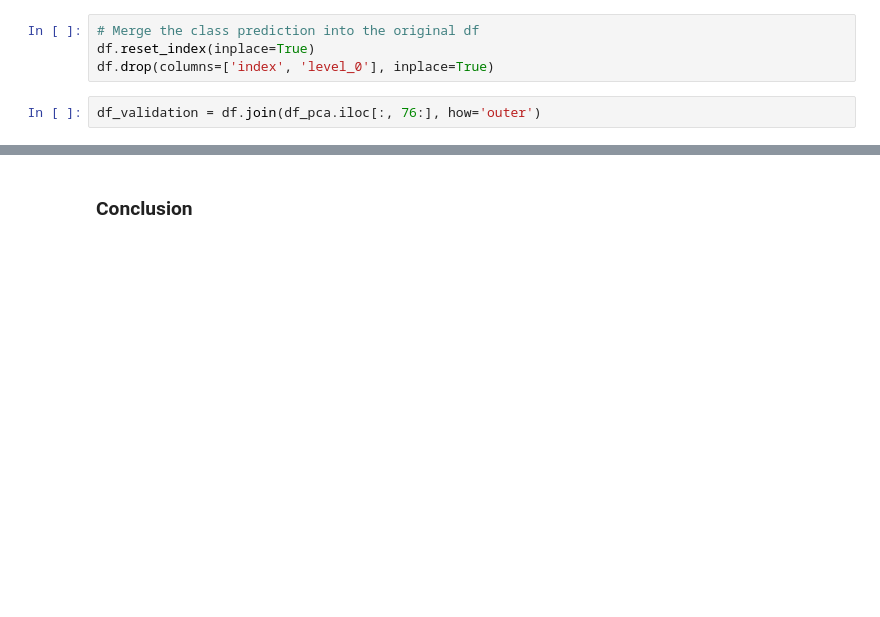
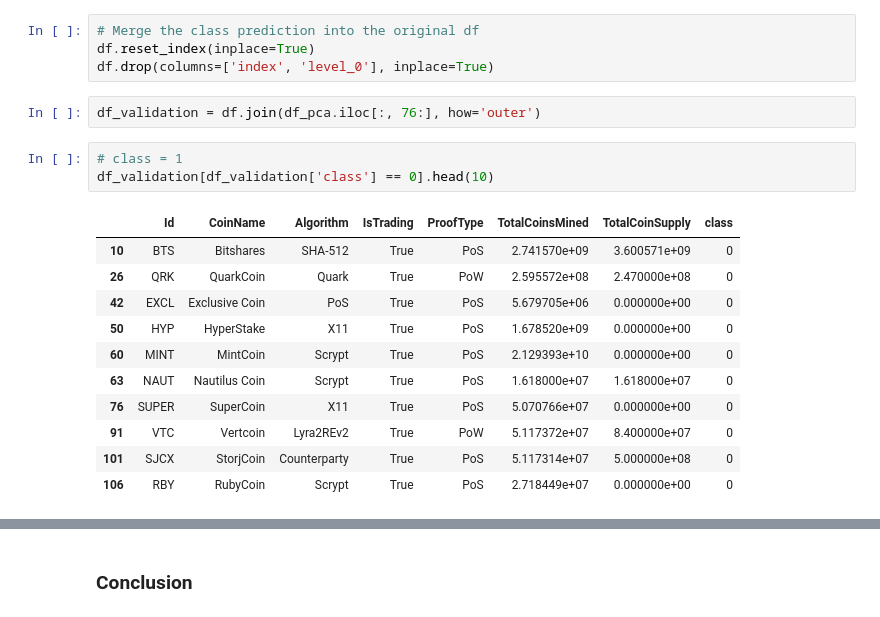
Before and after one commit to jeffersonlhy/k-means-clustering-cryptocurrencies, a Jupyter notebook: token_clustering_by_properties.ipynb, the cells around one changed output, grey strips where cells are left out. Drawn from its saved outputs; the diff is of its cells as text; blank space fills up the shorter version.

```diff
--- a/token_clustering_by_properties.ipynb
+++ b/token_clustering_by_properties.ipynb
@@ -320,6 +323,21 @@ df.reset_index(inplace=True)
 df.drop(columns=['index', 'level_0'], inplace=True)
 # %%
 df_validation = df.join(df_pca.iloc[:, 76:], how='outer')
+# %%
+# class = 1
+df_validation[df_validation['class'] == 0].head(10)
+# %% [output]
+|  | Id | CoinName | Algorithm | IsTrading | ProofType | TotalCoinsMined | TotalCoinSupply | class |
+| 10 | BTS | Bitshares | SHA-512 | True | PoS | 2.741570e+09 | 3.600571e+09 | 0 |
+| 26 | QRK | QuarkCoin | Quark | True | PoW | 2.595572e+08 | 2.470000e+08 | 0 |
+| 42 | EXCL | Exclusive Coin | PoS | True | PoS | 5.679705e+06 | 0.000000e+00 | 0 |
+| 50 | HYP | HyperStake | X11 | True | PoS | 1.678520e+09 | 0.000000e+00 | 0 |
+| 60 | MINT | MintCoin | Scrypt | True | PoS | 2.129393e+10 | 0.000000e+00 | 0 |
+| 63 | NAUT | Nautilus Coin | Scrypt | True | PoS | 1.618000e+07 | 1.618000e+07 | 0 |
+| 76 | SUPER | SuperCoin | X11 | True | PoS | 5.070766e+07 | 0.000000e+00 | 0 |
+| 91 | VTC | Vertcoin | Lyra2REv2 | True | PoW | 5.117372e+07 | 8.400000e+07 | 0 |
+| 101 | SJCX | StorjCoin | Counterparty | True | PoS | 5.117314e+07 | 5.000000e+08 | 0 |
+| 106 | RBY | RubyCoin | Scrypt | True | PoS | 2.718449e+07 | 0.000000e+00 | 0 |
 # %%
 # class = 1
 df_validation[df_validation['class'] == 1].head(10)
```
Also changed, not shown: parts of 8 cells of this notebook.
